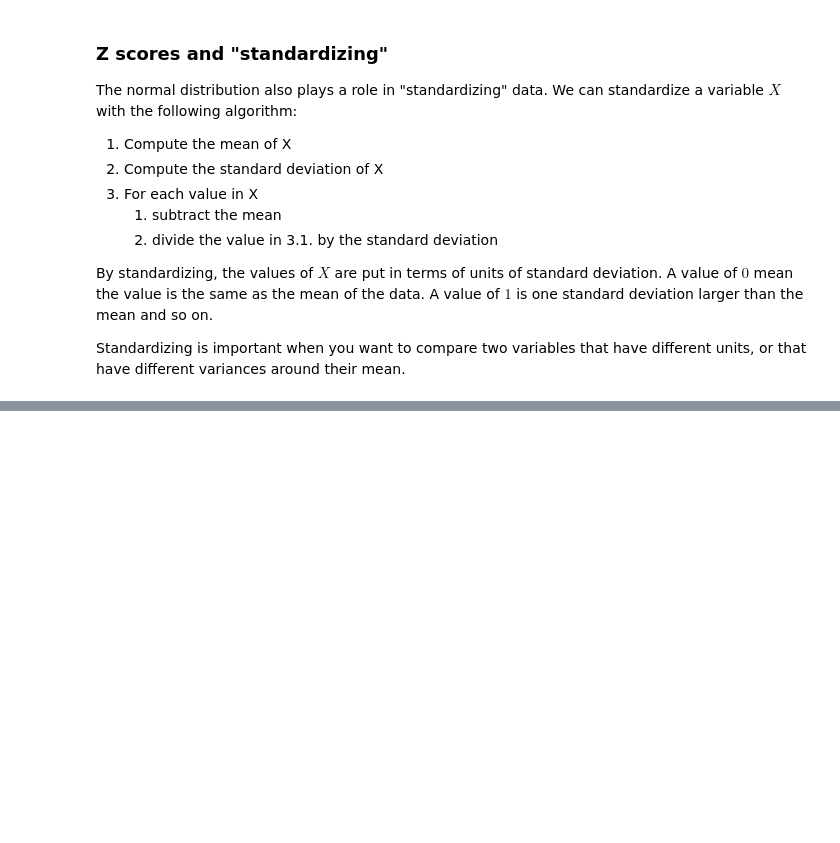
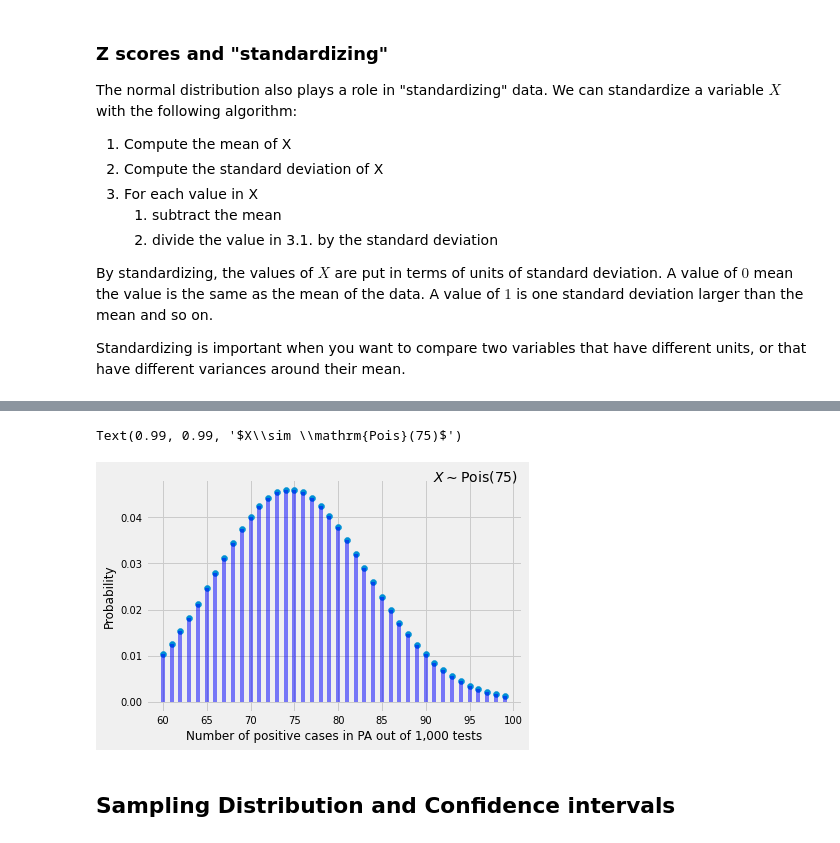
Before and after one commit to computationalUncertaintyLab/2020F_PHDSI, a Jupyter notebook: c7/Class18-20.ipynb, the cells around one changed output, grey strips where cells are left out. Saved outputs shown, nothing was run; the diff lists cells and outputs as text; code cells hidden in the pictures; blank space fills up the shorter version.

```diff
--- a/c7/Class18-20.ipynb
+++ b/c7/Class18-20.ipynb
@@ -111,0 +150,21 @@ and the variance is
+# %%
+import scipy.stats
+fig, ax = plt.subplots()
+
+poissonRVPMF = scipy.stats.poisson(75).pmf
+
+domain = np.arange(60,100,1)
+
+ax.scatter( domain, poissonRVPMF(domain) )
+for x,y in zip(domain,poissonRVPMF(domain)):
+    ax.plot( [x]*2, [0,y], color="b",alpha=0.5 )
+ax.set_xlabel("Number of positive cases in PA out of 1,000 tests",fontsize=12)
+ax.set_ylabel("Probability",fontsize=12)
+
+ax.tick_params(which="both",labelsize=10)
+ax.text(0.99,0.99,r"$X\sim \mathrm{Pois}(75)$",transform=ax.transAxes,ha="right")
+# %% [output]
+Text(0.99, 0.99, '$X\\sim \\mathrm{Pois}(75)$')
+[figure, added]
+# %% [markdown]
+## Sampling Distribution and Confidence intervals
```
Also changed, not shown: parts of 1 cell of this notebook, 1 other file.
